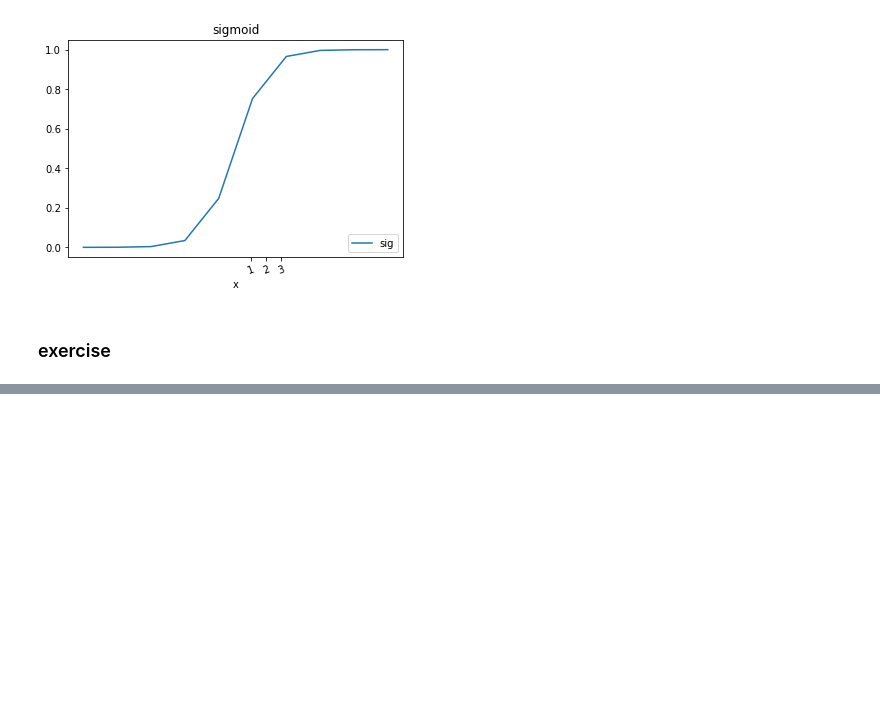
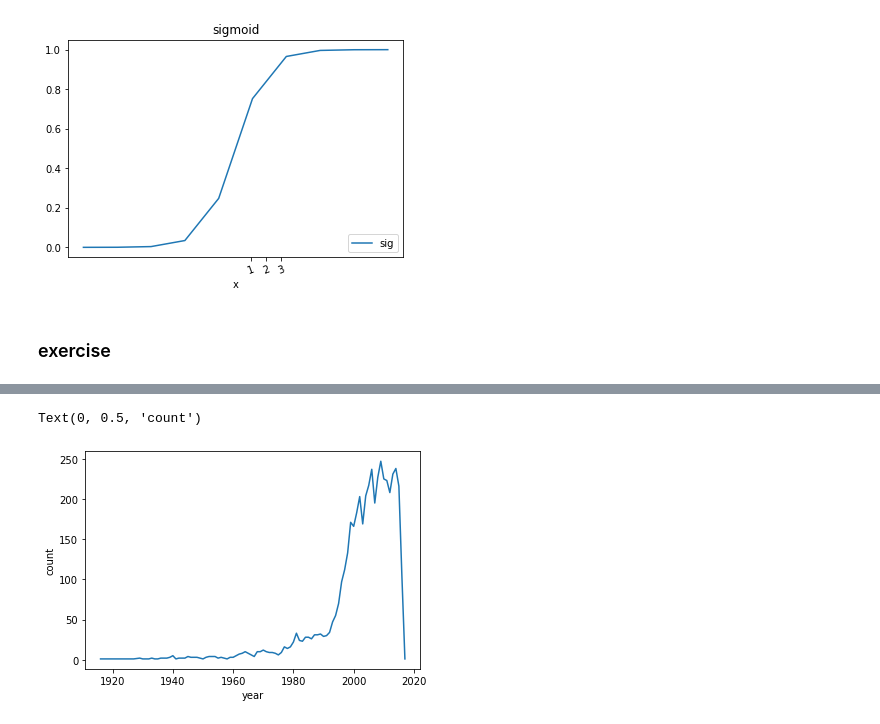
Before and after one commit to ryotaro-45123/udemy-python, a Jupyter notebook: matplotlib.ipynb, the cells around one changed output, grey strips where cells are left out. Saved outputs shown, nothing was run; the diff lists cells and outputs as text; code cells hidden in the pictures; blank space fills up the shorter version.

```diff
--- a/matplotlib.ipynb
+++ b/matplotlib.ipynb
@@ -41,3 +41,12 @@ plt.xticks([1, 2, 3], rotation=20)
 [figure]
 # %% [markdown]
 ### exercise
+# %%
+#csvファイルの読み込み
+df = pd.read_csv('tmdb_5000_movies.csv')
+#NaNの確認
+df[df['release_date'].isna()]
+# release_dateのNaNのレコードをフィルタアウト
+df = df[~df['release_date'].isna()]
+# year項目作成
+df['year'] = df['release_date'].apply(lambda x: int(x[:4]))
@@ -43,0 +63,7 @@ plt.xticks([1, 2, 3], rotation=20)
+# %%
+plt.plot(df.groupby('year').count()['id'])
+plt.xlabel('year')
+plt.ylabel('count')
+# %% [output]
+Text(0, 0.5, 'count')
+[figure, added]
```
Also changed, not shown: parts of 18 cells of this notebook, 2 other files.
